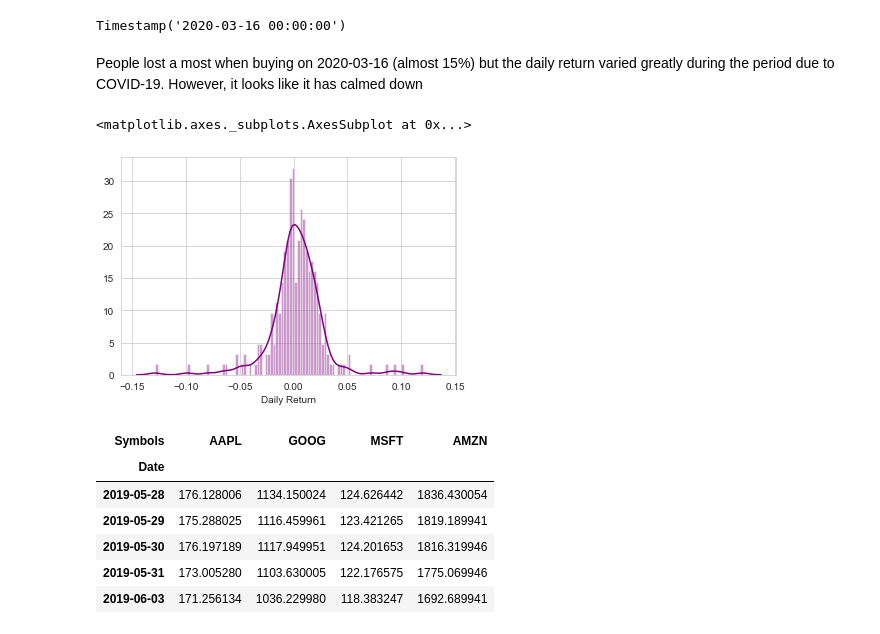
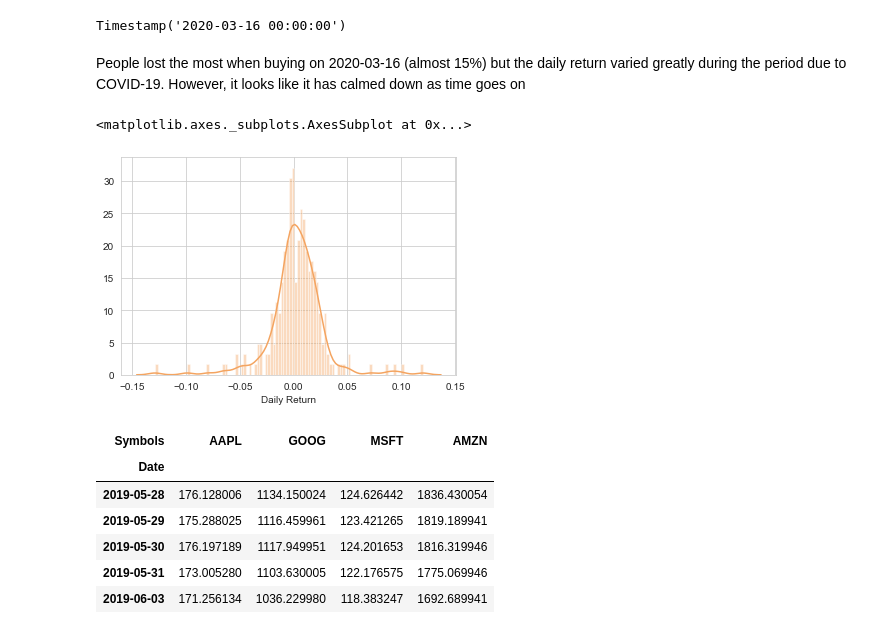
Before and after one commit to chibao659/Stock-Market, a Jupyter notebook: Stock Market Data Analysis Project.ipynb, the cells around one changed output. Saved outputs shown, nothing was run; the diff lists cells and outputs as text; code cells hidden in the pictures.

```diff
--- a/Stock Market Data Analysis Project.ipynb
+++ b/Stock Market Data Analysis Project.ipynb
@@ -154,12 +163,12 @@ AAPL['Daily Return'].idxmin()
 # %% [output]
 Timestamp('2020-03-16 00:00:00')
 # %% [markdown]
-People lost a most when buying on 2020-03-16 (almost 15%) but the daily return varied greatly during the period due to COVID-19. However, it looks like it has calmed down
+People lost the most when buying on 2020-03-16 (almost 15%) but the daily return varied greatly during the period due to COVID-19. However, it looks like it has calmed down as time goes on
 # %%
-sns.distplot(AAPL['Daily Return'].dropna(),bins=100, color = 'purple')
+sns.distplot(AAPL['Daily Return'].dropna(),bins=100, color = 'sandybrown')
 # %% [output]
 <matplotlib.axes._subplots.AxesSubplot at 0x...>
-[figure, old version]
+[figure, new version]
 # %%
 #let's look at Adj Close for all of our company in tech_list
 
```
Also changed, not shown: parts of 59 cells of this notebook.
